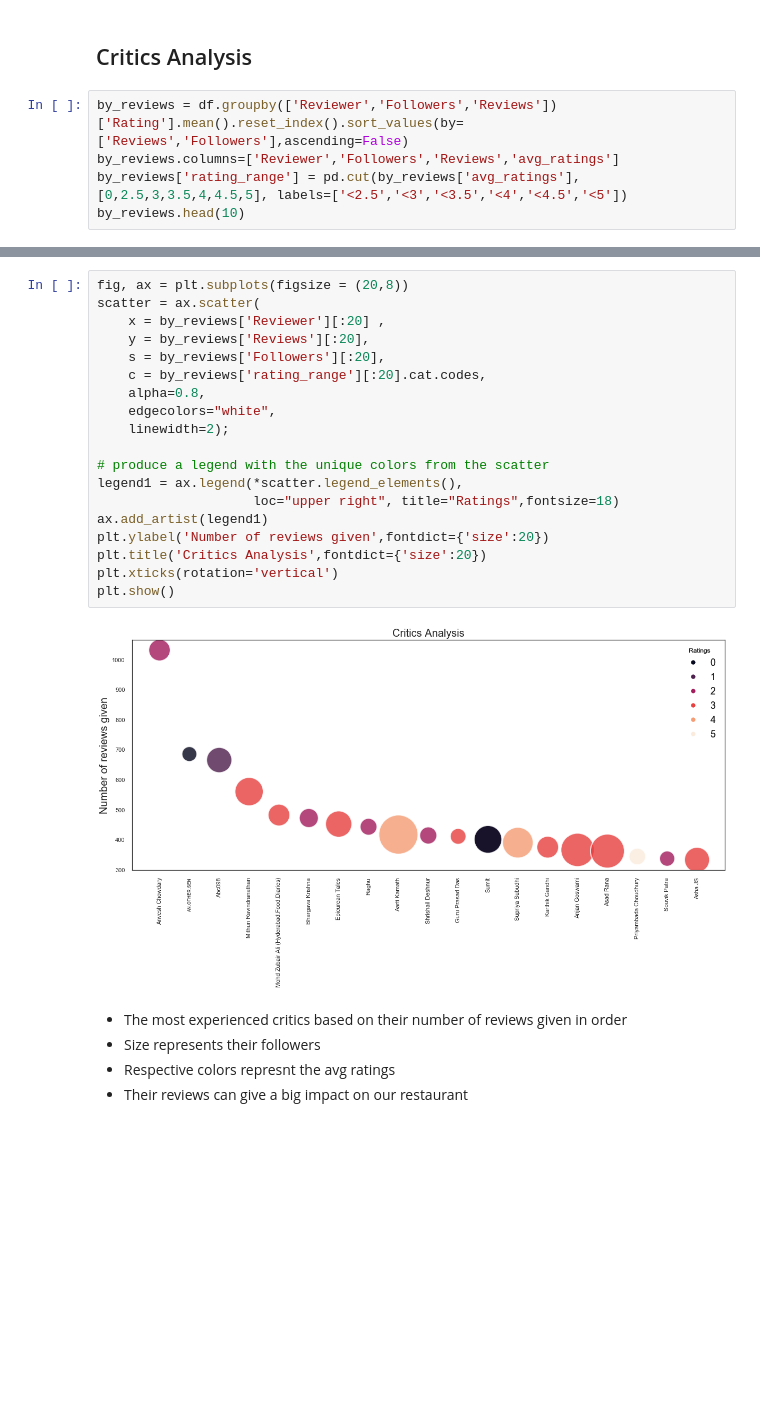
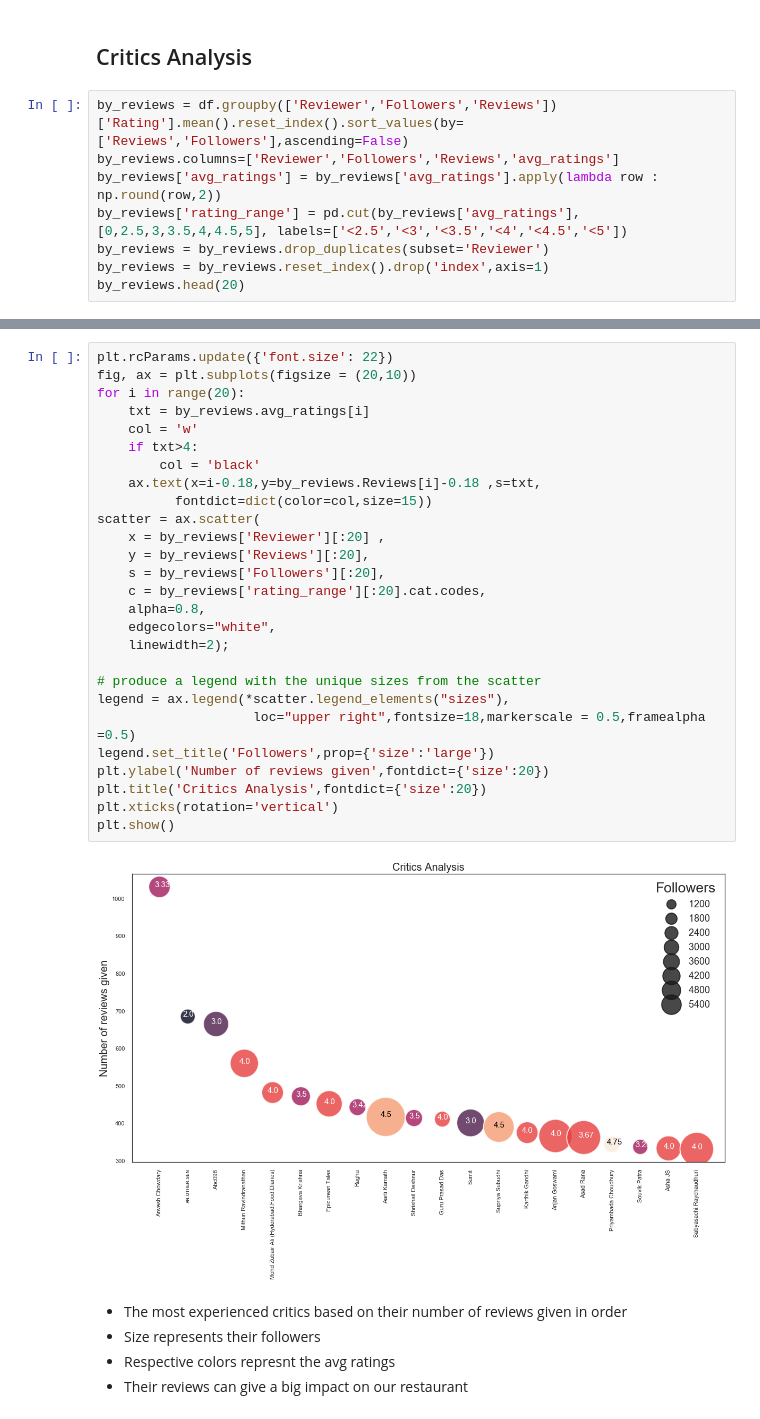
Before and after one commit to bhanuprakash-7/zomato-reviews-clustering-sentimental-analysis, a Jupyter notebook: ZOMATO RESTAURANT CLUSTERING AND SENTIMENT ANALYSIS.ipynb, the cells around one changed output, grey strips where cells are left out. Drawn from its saved outputs; the diff is of its cells as text; blank space fills up the shorter version.

```diff
--- a/ZOMATO RESTAURANT CLUSTERING AND SENTIMENT ANALYSIS.ipynb
+++ b/ZOMATO RESTAURANT CLUSTERING AND SENTIMENT ANALYSIS.ipynb
@@ -671,7 +671,10 @@ plt.show()
 # %%
 by_reviews = df.groupby(['Reviewer','Followers','Reviews'])['Rating'].mean().reset_index().sort_values(by=['Reviews','Followers'],ascending=False)
 by_reviews.columns=['Reviewer','Followers','Reviews','avg_ratings']
+by_reviews['avg_ratings'] = by_reviews['avg_ratings'].apply(lambda row : np.round(row,2))
 by_reviews['rating_range'] = pd.cut(by_reviews['avg_ratings'], [0,2.5,3,3.5,4,4.5,5], labels=['<2.5','<3','<3.5','<4','<4.5','<5'])
-by_reviews.head(10)
+by_reviews = by_reviews.drop_duplicates(subset='Reviewer')
+by_reviews = by_reviews.reset_index().drop('index',axis=1)
+by_reviews.head(20)
 # %% [output]
 |  | Reviewer | Followers | Reviews | avg_ratings | rating_range |
@@ -688,24 +697,32 @@ by_reviews.head(10)
 # %%
-fig, ax = plt.subplots(figsize = (20,8))
+plt.rcParams.update({'font.size': 22})
+fig, ax = plt.subplots(figsize = (20,10))
+for i in range(20):
+    txt = by_reviews.avg_ratings[i]
+    col = 'w'
+    if txt>4:
+        col = 'black'
+    ax.text(x=i-0.18,y=by_reviews.Reviews[i]-0.18 ,s=txt,
+          fontdict=dict(color=col,size=15))
 scatter = ax.scatter(
     x = by_reviews['Reviewer'][:20] ,
     y = by_reviews['Reviews'][:20],
     s = by_reviews['Followers'][:20],
     c = by_reviews['rating_range'][:20].cat.codes,
     alpha=0.8,
     edgecolors="white",
     linewidth=2);
 
-# produce a legend with the unique colors from the scatter
-legend1 = ax.legend(*scatter.legend_elements(),
-                    loc="upper right", title="Ratings",fontsize=18)
-ax.add_artist(legend1)
+# produce a legend with the unique sizes from the scatter
+legend = ax.legend(*scatter.legend_elements("sizes"),
+                    loc="upper right",fontsize=18,markerscale = 0.5,framealpha =0.5)
+legend.set_title('Followers',prop={'size':'large'})
 plt.ylabel('Number of reviews given',fontdict={'size':20})
 plt.title('Critics Analysis',fontdict={'size':20})
 plt.xticks(rotation='vertical')
 plt.show()
 # %% [output]
-[figure, old version]
+[figure, new version]
 # %% [markdown]
 * The most experienced critics based on their number of reviews given in order
 * Size represents their followers
```
Also changed, not shown: parts of 5 cells of this notebook.
